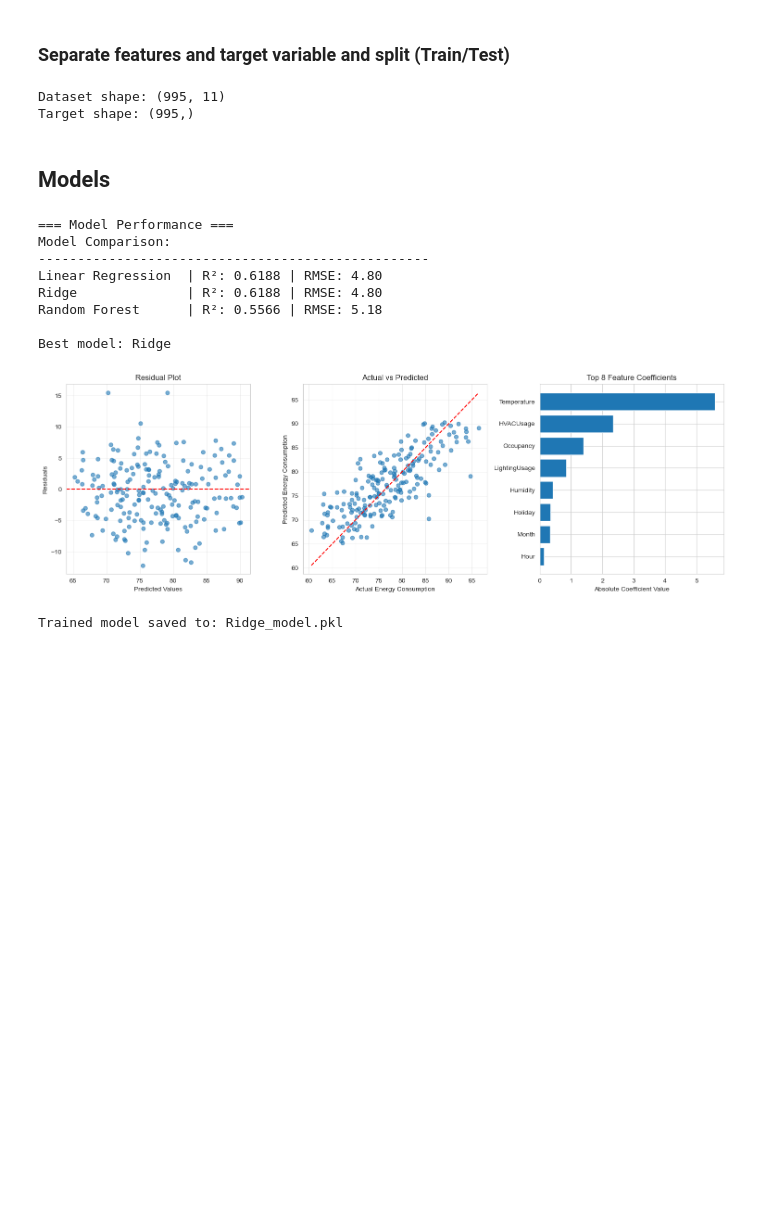
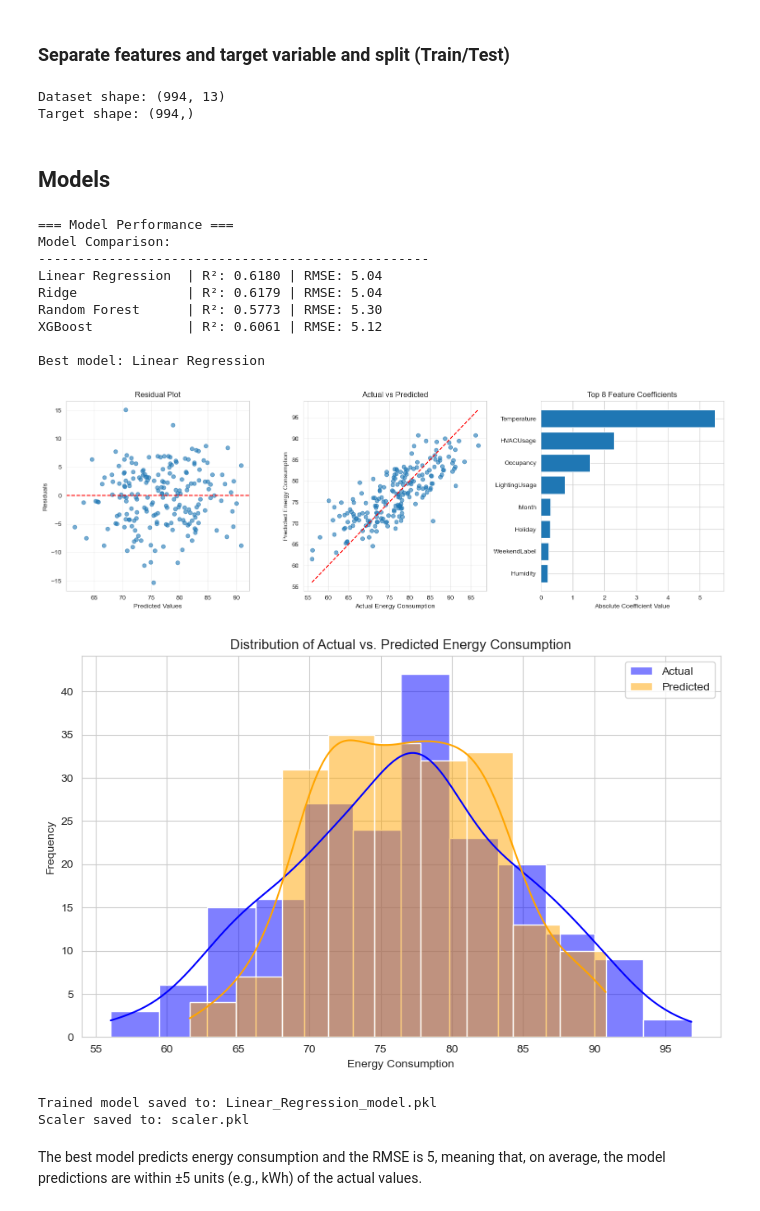
Before and after one commit to CatalinaNTU/EnergyConsumption, a Jupyter notebook: EnergyConsumption.ipynb, the cells around one changed output. Drawn from its saved outputs; the diff is of its cells as text; code cells hidden in the pictures; blank space fills up the shorter version.

```diff
--- a/EnergyConsumption.ipynb
+++ b/EnergyConsumption.ipynb
@@ -727,0 +711,5 @@
+# %%
+# Create a new column for Weekday/Weekend
+data_clean['WeekendLabel'] = data_clean['DayOfWeek'].apply(lambda x: 'Weekend' if x >= 6 else 'Weekday')
+weekend_stats = data_clean.groupby('WeekendLabel')['EnergyConsumption'].agg(['mean', 'std', 'median', 'min', 'max']).reset_index()
+print(weekend_stats)
@@ -727,0 +800,6 @@
+# %%
+data_clean['WeekendLabel'] = label_encoder.fit_transform(data_clean['WeekendLabel'])
+data_clean['TimePeriodLabel'] = label_encoder.fit_transform(data_clean['TimePeriod'])
+# Night: 3/ Morning: 2/ Afternoon: 0 /Evening: 1
+
+data_clean
@@ -764,19 +853,16 @@ data_clean.head()
 # %%
-numerical_features = [
-    'Temperature', 'Humidity', 'SquareFootage', 'Occupancy',
-    'HVACUsage', 'LightingUsage', 'DayOfWeek',
-    'Holiday', 'Hour', 'Day', 'Month']
+features = ['Temperature', 'Humidity', 'SquareFootage', 'Occupancy','HVACUsage', 'LightingUsage', 'DayOfWeek', 'Holiday','Hour','Day', 'Month','WeekendLabel', 'TimePeriodLabel']
 # %% [markdown]
 ### Separate features and target variable and split (Train/Test)
 # %%
-X = data_clean[numerical_features]
+X = data_clean[features]
 y = data_clean['EnergyConsumption']
 X_train, X_test, y_train, y_test = train_test_split(X, y, test_size=0.2, random_state=42)
 print("Dataset shape:", X.shape)
 print("Target shape:", y.shape)
 # %% [output]
-Dataset shape: (995, 11)
-Target shape: (995,)
+Dataset shape: (994, 13)
+Target shape: (994,)
 # %% [markdown]
 ## Models
 # %%
@@ -787,7 +873,8 @@ X_test_scaled = scaler.transform(X_test)
 models = {
     'Linear Regression': LinearRegression(),
     'Ridge': Ridge(alpha=1.0),
-    'Random Forest': RandomForestRegressor(n_estimators=100, random_state=42)
+    'Random Forest': RandomForestRegressor(n_estimators=200, random_state=42),
+    'XGBoost': XGBRegressor(n_estimators=300, learning_rate=0.05, max_depth=5, random_state=42)
 }
 
 results = {}
@@ -798,7 +885,7 @@ print("Model Comparison:")
 print("-" * 50)
 
 for name, model in models.items():
-    if name == 'Random Forest':
+    if name in ['Random Forest', 'XGBoost']:
         model.fit(X_train, y_train)
         y_pred = model.predict(X_test)
     else:
@@ -829,6 +916,14 @@ if best_model_name in ['Linear Regression', 'Ridge']:
         'abs_coefficient': np.abs(feature_importance)
     }).sort_values('abs_coefficient', ascending=False)
 elif best_model_name == 'Random Forest':
+    feature_importance = best_model.feature_importances_
+    feature_names = X_train.columns if hasattr(X_train, 'columns') else [f"X{i}" for i in range(X_train.shape[1])]
+    importance_df = pd.DataFrame({
+        'feature': feature_names,
+        'importance': feature_importance,
+        'abs_importance': np.abs(feature_importance)
+    }).sort_values('abs_importance', ascending=False)
+elif best_model_name == 'XGBoost':
     feature_importance = best_model.feature_importances_
     feature_names = X_train.columns if hasattr(X_train, 'columns') else [f"X{i}" for i in range(X_train.shape[1])]
     importance_df = pd.DataFrame({
@@ -859,37 +954,53 @@ plt.ylabel("Predicted Energy Consumption")
 plt.grid(True, alpha=0.3)
 
 # 3. Feature importance plot
 plt.subplot(1, 3, 3)
 if best_model_name in ['Linear Regression', 'Ridge']:
     top_features = importance_df.head(8)
     plt.barh(range(len(top_features)), top_features['abs_coefficient'])
     plt.yticks(range(len(top_features)), top_features['feature'])
     plt.title("Top 8 Feature Coefficients")
     plt.xlabel("Absolute Coefficient Value")
     plt.gca().invert_yaxis()
-elif best_model_name == 'Random Forest':
+elif best_model_name in ['Random Forest', 'XGBoost']:
     top_features = importance_df.head(8)
     plt.barh(range(len(top_features)), top_features['abs_importance'])
     plt.yticks(range(len(top_features)), top_features['feature'])
     plt.title("Top 8 Feature Importances")
     plt.xlabel("Importance Value")
     plt.gca().invert_yaxis()
 
 plt.tight_layout()
 plt.show()
+# === Distribution plot: Actual vs Predicted (for best model) ===
+plt.figure(figsize=(10, 6))
+sns.histplot(y_test, label='Actual', kde=True, color='blue', alpha=0.5)
+sns.histplot(y_pred_best, label='Predicted', kde=True, color='orange', alpha=0.5)
+plt.xlabel('Energy Consumption')
+plt.ylabel('Frequency')
+plt.title('Distribution of Actual vs. Predicted Energy Consumption')
+plt.legend()
+plt.show()
 
 # Save the best model
 model_path = f"{best_model_name.replace(' ', '_')}_model.pkl"
 joblib.dump(best_model, model_path)
 print(f"Trained model saved to: {model_path}")
+joblib.dump(scaler, "scaler.pkl")
+print("Scaler saved to: scaler.pkl")
 # %% [output]
 === Model Performance ===
 Model Comparison:
 --------------------------------------------------
-Linear Regression  | R²: 0.6188 | RMSE: 4.80
-Ridge              | R²: 0.6188 | RMSE: 4.80
-Random Forest      | R²: 0.5566 | RMSE: 5.18
+Linear Regression  | R²: 0.6180 | RMSE: 5.04
+Ridge              | R²: 0.6179 | RMSE: 5.04
+Random Forest      | R²: 0.5773 | RMSE: 5.30
+XGBoost            | R²: 0.6061 | RMSE: 5.12
 
-Best model: Ridge
+Best model: Linear Regression
-[figure, old version]
+[figure, new version]
+[figure, added]
-Trained model saved to: Ridge_model.pkl
+Trained model saved to: Linear_Regression_model.pkl
+Scaler saved to: scaler.pkl
+# %% [markdown]
+The best model predicts energy consumption and the RMSE is 5, meaning that, on average, the model predictions are within ±5 units (e.g., kWh) of the actual values.
```
Also changed, not shown: parts of 39 cells of this notebook.
